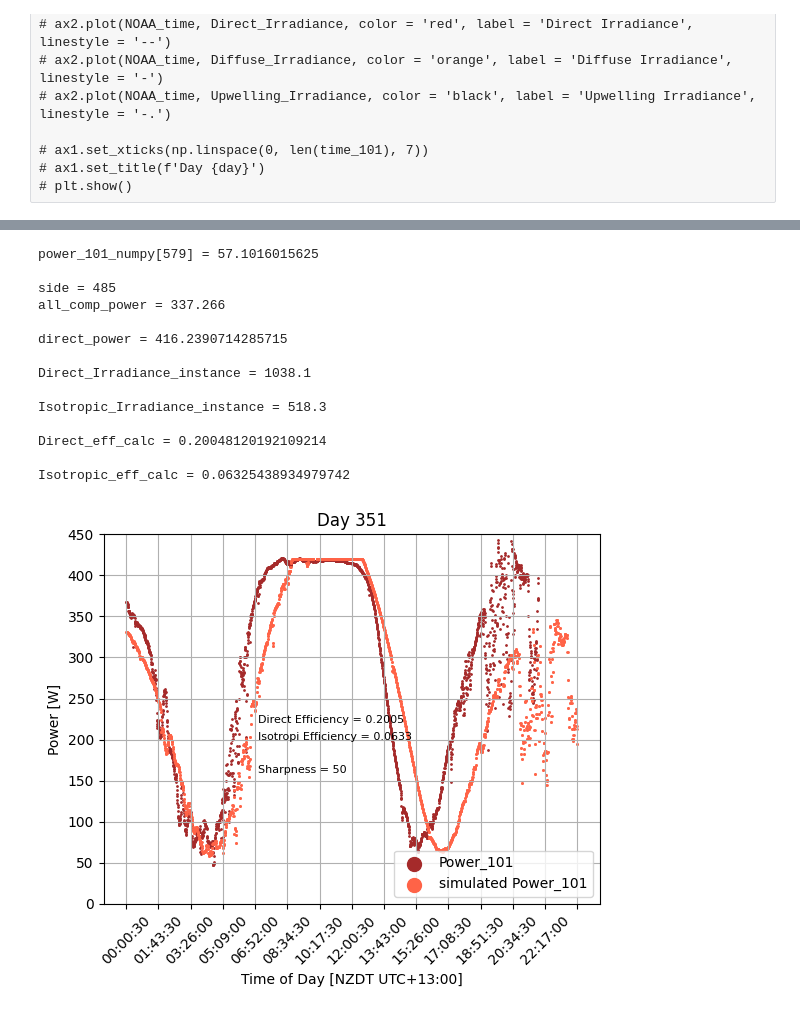
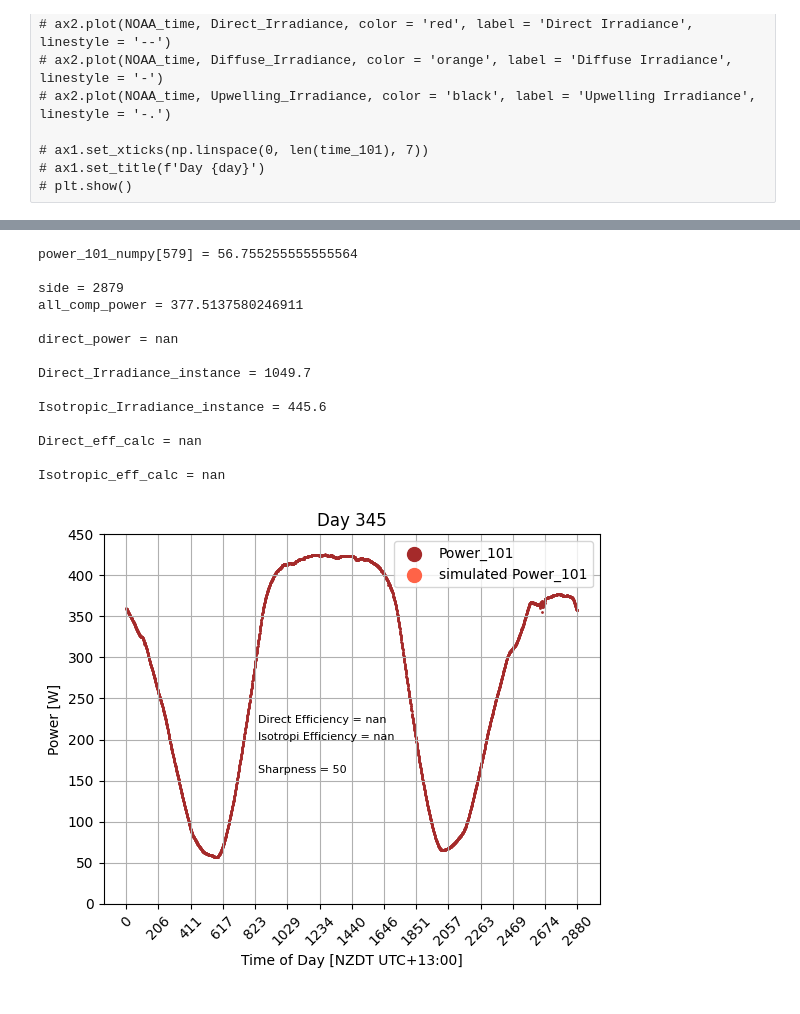
Before and after one commit to Manish-Khanalv1/South-Pole-Data, a Jupyter notebook: Analysis/Model/PowerDataModel.ipynb, the cells around one changed output, grey strips where cells are left out. Saved outputs shown, nothing was run; the diff lists cells and outputs as text; code cells hidden in the pictures.

```diff
--- a/Analysis/Model/PowerDataModel.ipynb
+++ b/Analysis/Model/PowerDataModel.ipynb
@@ -171,19 +171,20 @@ year = 25
 day  = 345
 
 Direct_Irradiance, Diffuse_Irradiance, Upwelling_Irradiance, NOAA_time = Import_NOAA_Data(year,day)
-power_101_og, power_103, __, __ = Import_Panel_Data(year, day)
-
+power_101_og, power_103_og, __, __ = Import_Panel_Data(year, day)
+# not using 103 but just in case:
+power_103 = power_103_og
 # get the time_101 from day 345 because it is complete
-__,__,time_101,__ = Import_Panel_Data(25,345)
+__,__,time_101,__ = Import_Panel_Data(25,365)
 print(len(time_101))
 
 
 power_101_og = power_101_og.to_numpy()
-
-print(len(power_101))
+print(f'og: {len(power_101_og)}')
+# print(len(power_101))
 # if power_101 is too small, we pad with nan
-if len(power_101_og) < 2879:
-    difference = 2879 - len(power_101)
+if len(power_101_og) <= 2880:
+    difference = 2880 - len(power_101_og)
     power_101 = power_101_og
     for i in np.arange(0,difference,1):
         power_101 = np.append(power_101, np.nan)
@@ -304,6 +305,6 @@ def Fit_Model(time, eff_dir, eff_diff, eff_upwelling, sharpness):
         # print(f'len(sim_power_data_length) = {len(sim_power_data_length)}')
         nanmask = ~np.isnan(power_101_og)
         # print(f'len(sim_power_data_length[nanmask]) = {len(sim_power_data_length[nanmask])}')
-
-    return sim_power_data_length[nanmask]
+        sim_power_2880 = sim_power_data_length[nanmask]
+    return sim_power_2880
 # %% [output]
@@ -561,6 +567,7 @@ plt.show()
 # %%
 # Now let us try not fitting for the efficiencies but calculating them from the extreama of the panel
-# power_101_numpy = power_101.to_numpy()
+# This code does not work for cloudy days, not really possible to do I think
+power_101_numpy = power_101
 # plt.plot(power_101_numpy[500+75+3:500+75+6])
 print(f'power_101_numpy[579] = {power_101_numpy[579]}')
 print()
@@ -593,49 +600,49 @@ print()
 Isotropic_eff_calc = isotropic_power / (Isotropic_Irradiance_instance* area)
 print(f'Isotropic_eff_calc = {Isotropic_eff_calc}')
 # %% [output]
-power_101_numpy[579] = 57.1016015625
+power_101_numpy[579] = 56.755255555555564
 
-side = 485
-all_comp_power = 337.266
+side = 2879
+all_comp_power = 377.5137580246911
 
-direct_power = 416.2390714285715
+direct_power = nan
 
-Direct_Irradiance_instance = 1038.1
+Direct_Irradiance_instance = 1049.7
 
-Isotropic_Irradiance_instance = 518.3
+Isotropic_Irradiance_instance = 445.6
 
-Direct_eff_calc = 0.20048120192109214
+Direct_eff_calc = nan
 
-Isotropic_eff_calc = 0.06325438934979742
+Isotropic_eff_calc = nan
 # %%
 # eff_direct = fitted_dir_eff
 # eff_isotropic = fitted_isotropic_eff
 # sharpness = fitted_sharpness
 
 eff_direct = Direct_eff_calc
 eff_isotropic = Isotropic_eff_calc
 sharpness = 50
 
-simulation_101 = np.repeat(model(np.linspace(0,1440,1440), Direct_Irradiance, Diffuse_Irradiance, Upwelling_Irradiance, [eff_direct, eff_isotropic], sharpness),2)[:-1]
-
+simulation_101 = np.repeat(model(np.linspace(0,1440,1440), Direct_Irradiance, Diffuse_Irradiance, Upwelling_Irradiance, [eff_direct, eff_isotropic], sharpness),2)
+time_101_numeric = np.arange(len(time_101))
 fig, ax1 = plt.subplots()
 ax1.set_xlabel('Time of Day [NZDT UTC+13:00]')
 ax1.set_ylabel('Power [W]')
-ax1.scatter(time_101, power_101, label = 'Power_101', s = 1, color = 'brown')
+ax1.scatter(time_101_numeric, power_101, label = 'Power_101', s = 1, color = 'brown')
 # ax1.scatter(time_101, Fit_Model(np.linspace(0,1440,1440), 0.1, 0.05, 0.08, 50), color = 'tomato', s = 1)
-ax1.scatter(time_101, simulation_101, color = 'tomato', s = 1, label = 'simulated Power_101')
+ax1.scatter(time_101_numeric, simulation_101, color = 'tomato', s = 1, label = 'simulated Power_101')
 ax1.text(840,260-40,f'Direct Efficiency = {np.round(eff_direct, 4)}', fontsize = 8)
 ax1.text(840,240-40,f'Isotropi Efficiency = {np.round(eff_isotropic, 4)}', fontsize = 8)
 ax1.text(840,200-40,f'Sharpness = {np.round(sharpness, 4)}', fontsize = 8)
 ax1.legend(markerscale = 10)
 ax1.set_ylim(0,450)
 ax1.set_xticks(np.linspace(0, len(time_101), 15))
 ax1.set_title(f'Day {day}')
 ax1.tick_params(axis='x', labelrotation=45)
 ax1.grid('on')
 plt.show()
 # %% [output]
-[figure, old version]
+[figure, new version]
 # %%
 # lets understand the relationship between the direct, diffuse and upwelling irradiance
 # fig, ax1 = plt.subplots()
```
Also changed, not shown: parts of 19 cells of this notebook, 1 other file.
